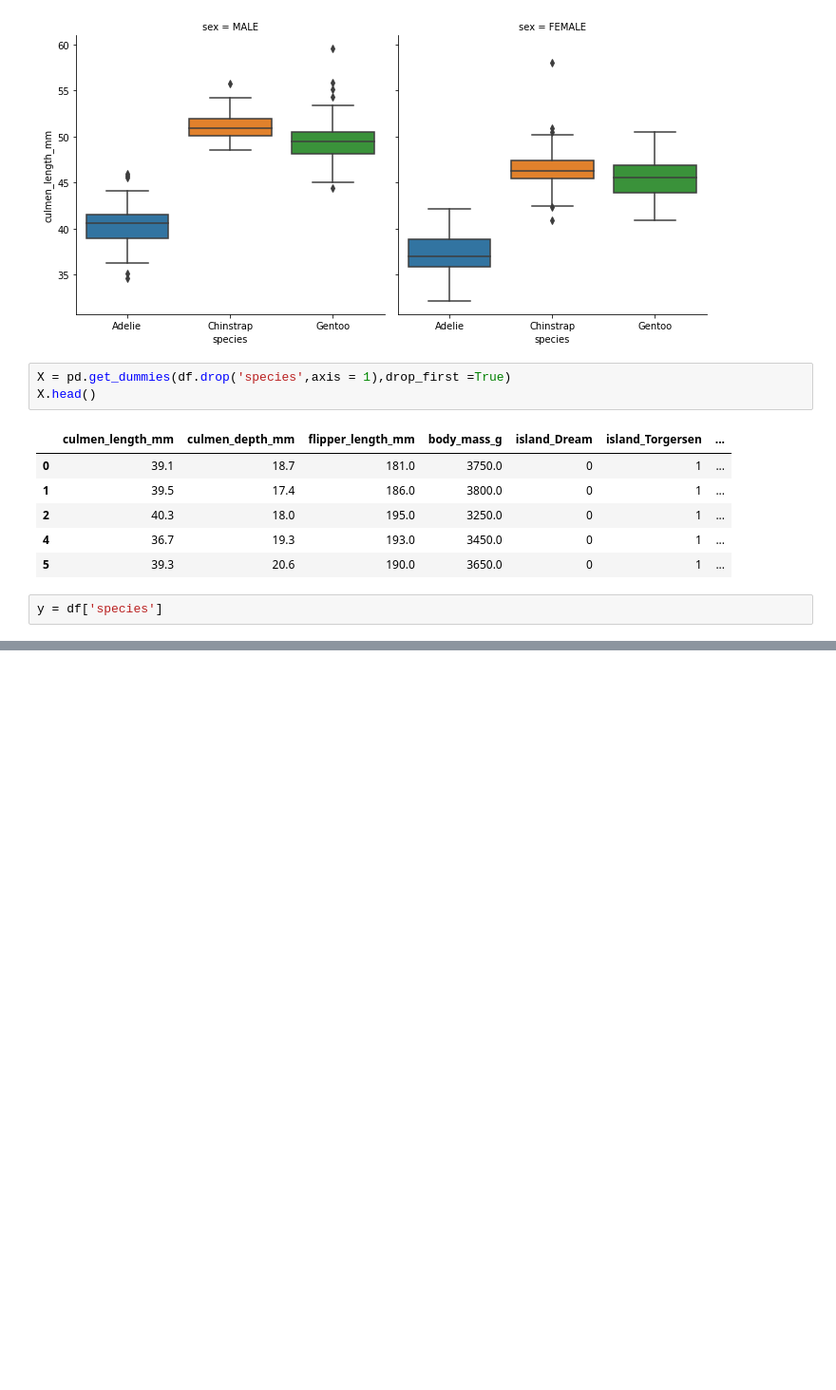
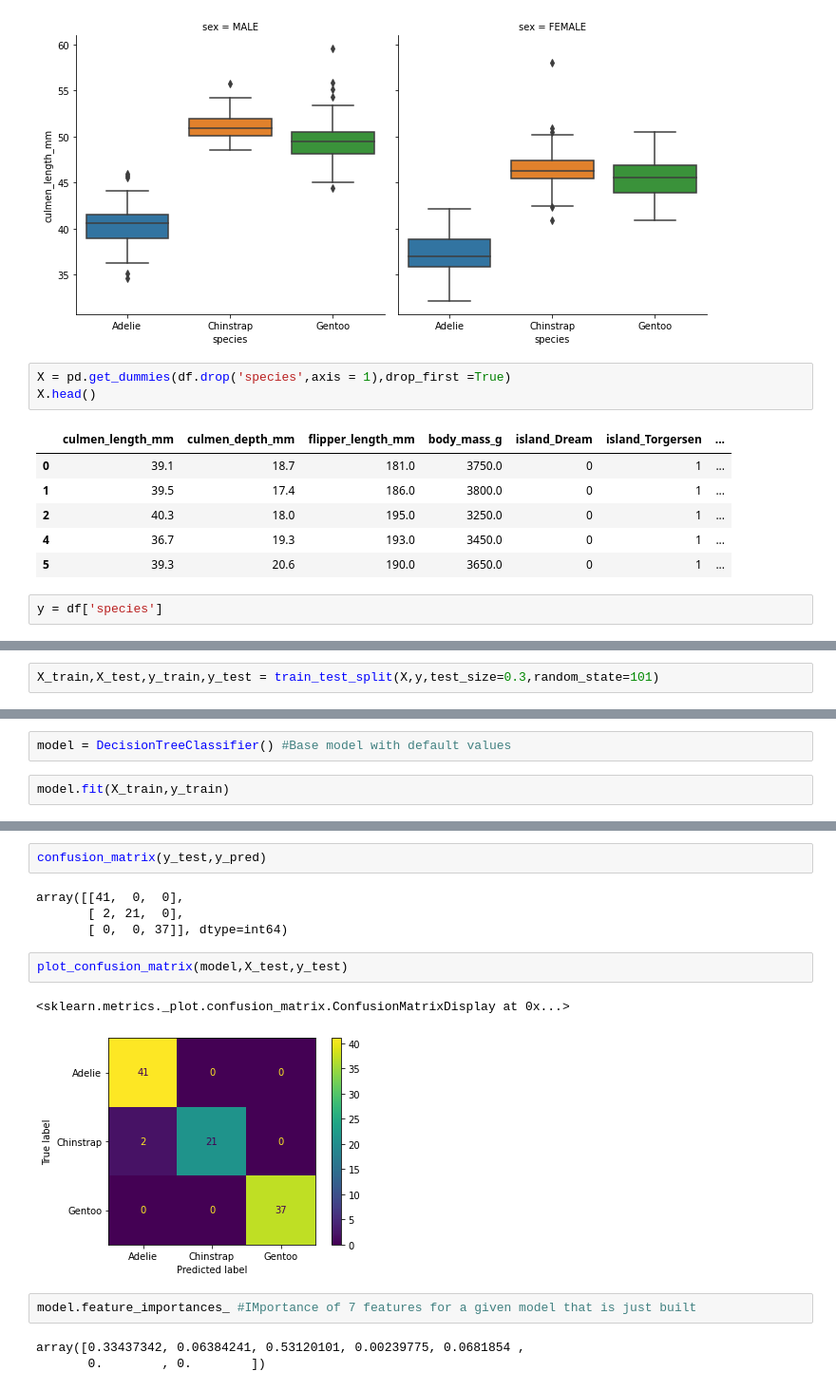
Before and after one commit to sreekanthmutthoju/ML_Live_Class, a Jupyter notebook: Decision_Trees/Peguin_Decision_Tree.ipynb, the cells around one changed output, grey strips where cells are left out. Shown at 95% size. Drawn from its saved outputs; the diff is of its cells as text; blank space fills up the shorter version.

```diff
--- a/Decision_Trees/Peguin_Decision_Tree.ipynb
+++ b/Decision_Trees/Peguin_Decision_Tree.ipynb
@@ -165,0 +176,2 @@ y = df['species']
+# %%
+X_train,X_test,y_train,y_test = train_test_split(X,y,test_size=0.3,random_state=101)
@@ -165,0 +180,4 @@ y = df['species']
+# %%
+model = DecisionTreeClassifier() #Base model with default values
+# %%
+model.fit(X_train,y_train)
@@ -165,0 +223,16 @@ y = df['species']
+# %%
+confusion_matrix(y_test,y_pred)
+# %% [output]
+array([[41,  0,  0],
+       [ 2, 21,  0],
+       [ 0,  0, 37]], dtype=int64)
+# %%
+plot_confusion_matrix(model,X_test,y_test)
+# %% [output]
+<sklearn.metrics._plot.confusion_matrix.ConfusionMatrixDisplay at 0x...>
+[figure, added]
+# %%
+model.feature_importances_ #IMportance of 7 features for a given model that is just built
+# %% [output]
+array([0.33437342, 0.06384241, 0.53120101, 0.00239775, 0.0681854 ,
+       0.        , 0.        ])
```
Also changed, not shown: parts of 28 cells of this notebook.
